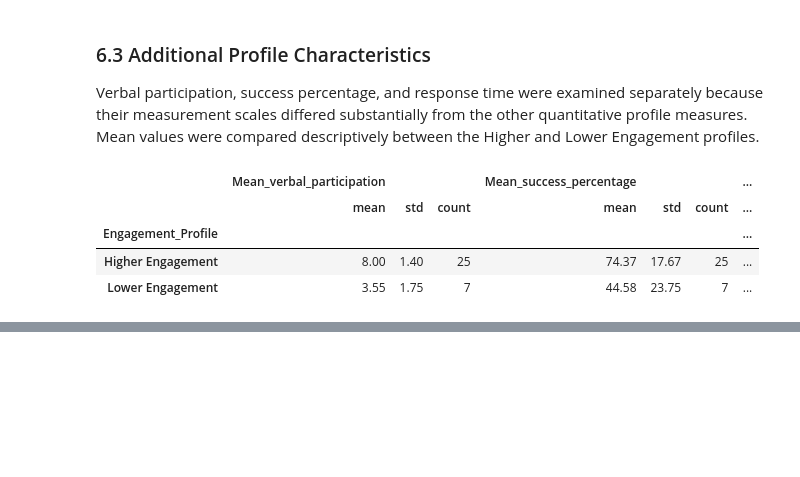
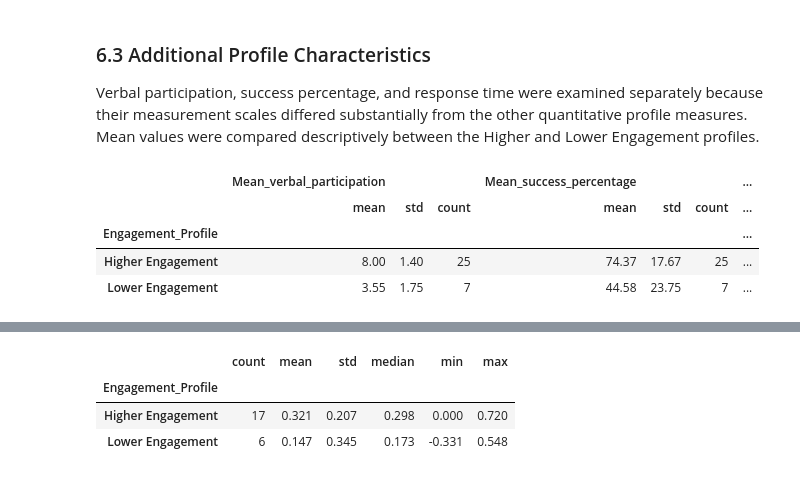
Before and after one commit to PuspitaGoswami/asd-interventions, a Jupyter notebook: notebooks/05_profile_interpretation.ipynb, the cells around one changed output, grey strips where cells are left out. Cells and saved outputs as stored; diff of their text form; code cells hidden in the pictures; blank space fills up the shorter version.

```diff
--- a/notebooks/05_profile_interpretation.ipynb
+++ b/notebooks/05_profile_interpretation.ipynb
@@ -354,0 +361,14 @@ additional_profile_summary
+# %%
+sentiment_profile_summary = (
+    analysis_df
+    .groupby("Engagement_Profile")["Mean_sentiment_compound"]
+    .agg(["count", "mean", "std", "median", "min", "max"])
+    .round(3)
+)
+
+sentiment_profile_summary
+# %% [output]
+|  | count | mean | std | median | min | max |
+| Engagement_Profile |  |  |  |  |  |  |
+| Higher Engagement | 17 | 0.321 | 0.207 | 0.298 | 0.000 | 0.720 |
+| Lower Engagement | 6 | 0.147 | 0.345 | 0.173 | -0.331 | 0.548 |
```
Also changed, not shown: parts of 6 cells of this notebook.
